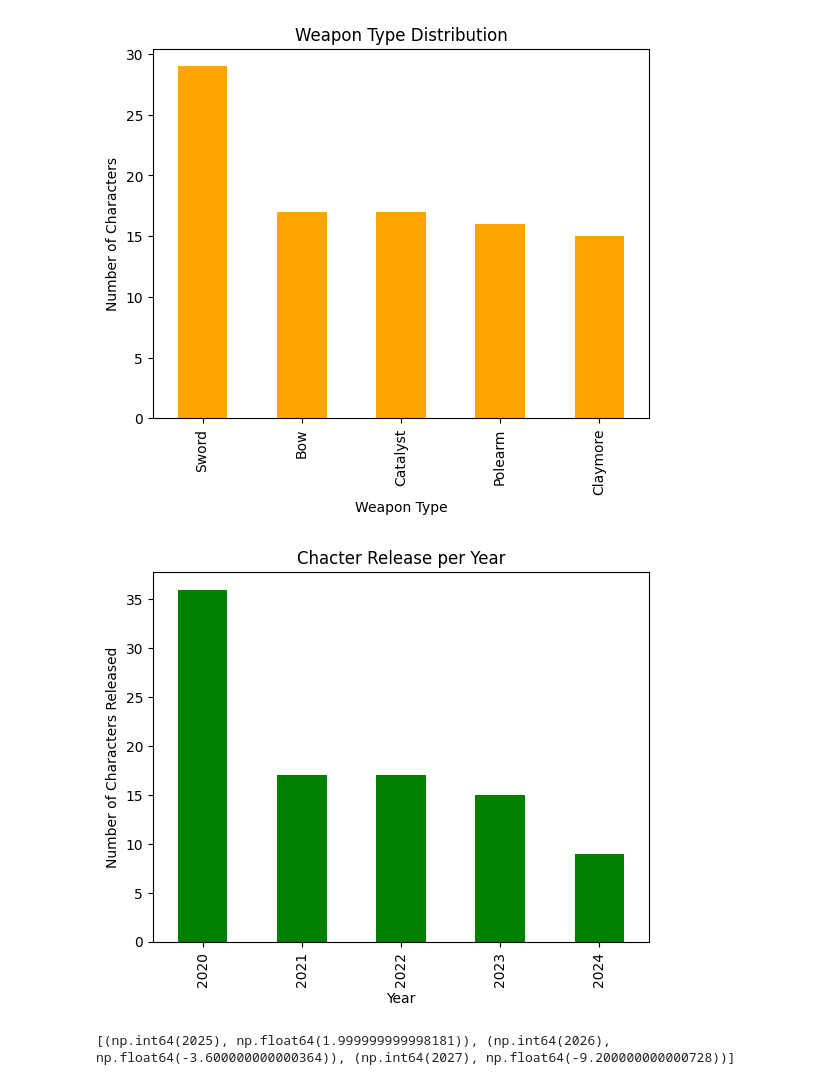
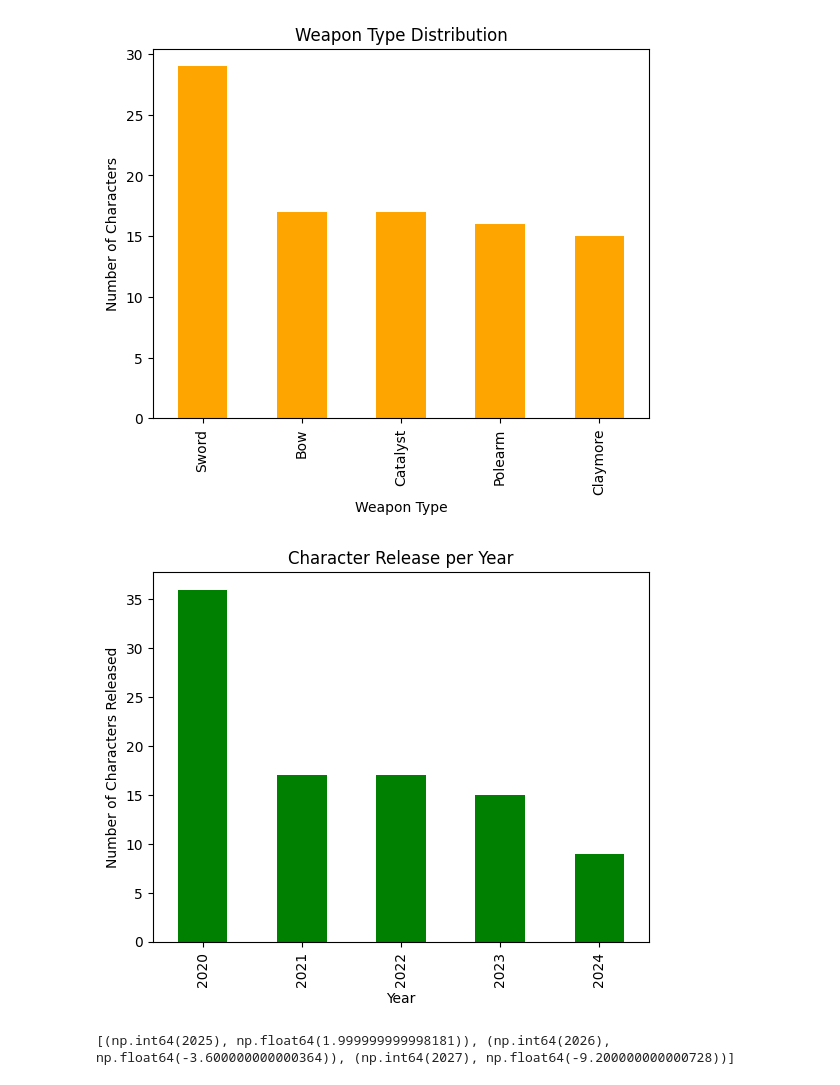
Before and after one commit to Nemmoxida/Tugas-Uas-DasPRO, a Jupyter notebook: uas.ipynb, the cells around one changed output. Cells and saved outputs as stored; diff of their text form; code cells hidden in the pictures.

```diff
--- a/uas.ipynb
+++ b/uas.ipynb
@@ -39,13 +37,13 @@ df["release_year"] = pd.to_datetime(df["release_date"], errors="coerce").dt.year
 # %%
-df["realease_year"] = pd.to_datetime(df["release_date"], errors="coerce").dt.year
+df["release_year"] = pd.to_datetime(df["release_date"], errors="coerce").dt.year
 releases_per_year = df.groupby('release_year').size()
 releases_per_year.plot(kind="bar", color="green")
 plt.xlabel("Year")
 plt.ylabel("Number of Characters Released")
-plt.title("Chacter Release per Year")
+plt.title("Character Release per Year")
 plt.show()
 # %% [output]
-[figure, old version]
+[figure, new version]
 # %%
 # "predicting" character release (kinda)
 releases_per_year = df.groupby('release_year').size().reset_index(name='count')
```
Also changed, not shown: parts of 1 cell of this notebook.
